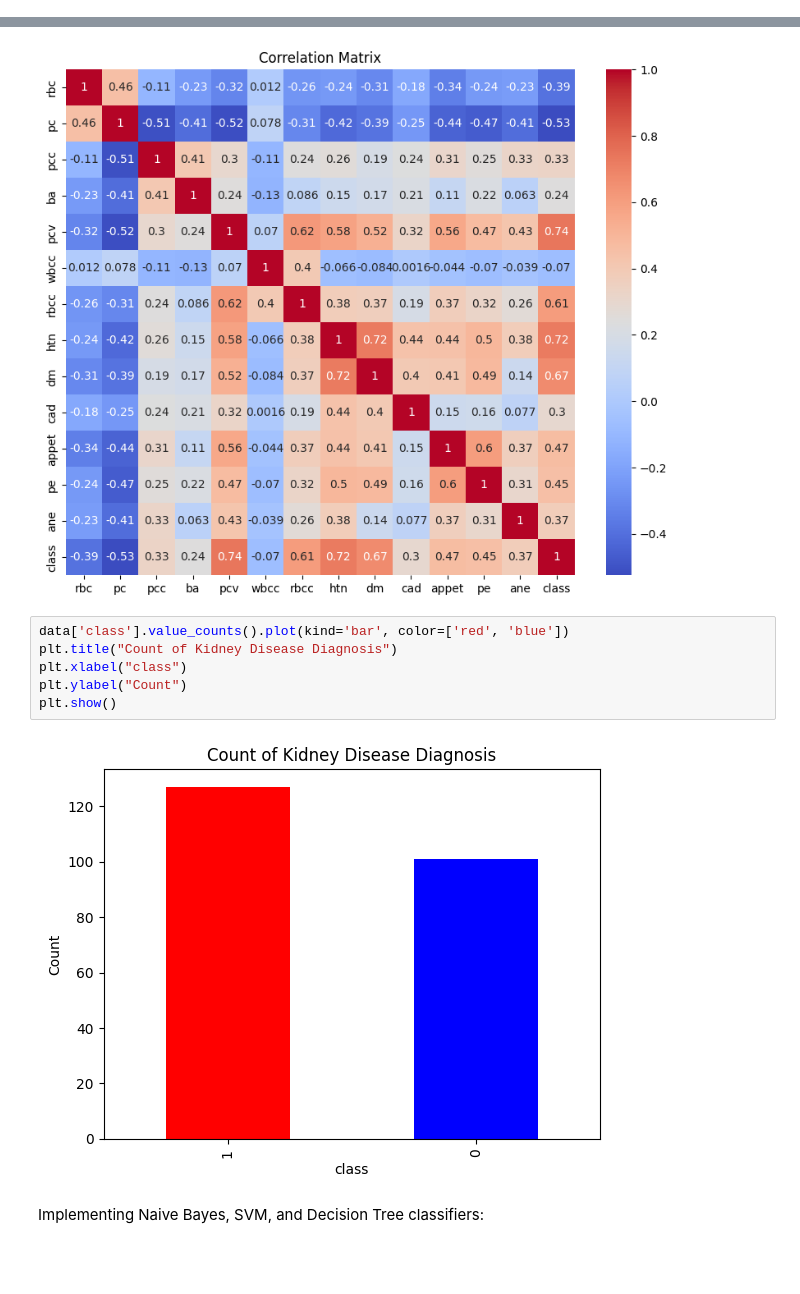
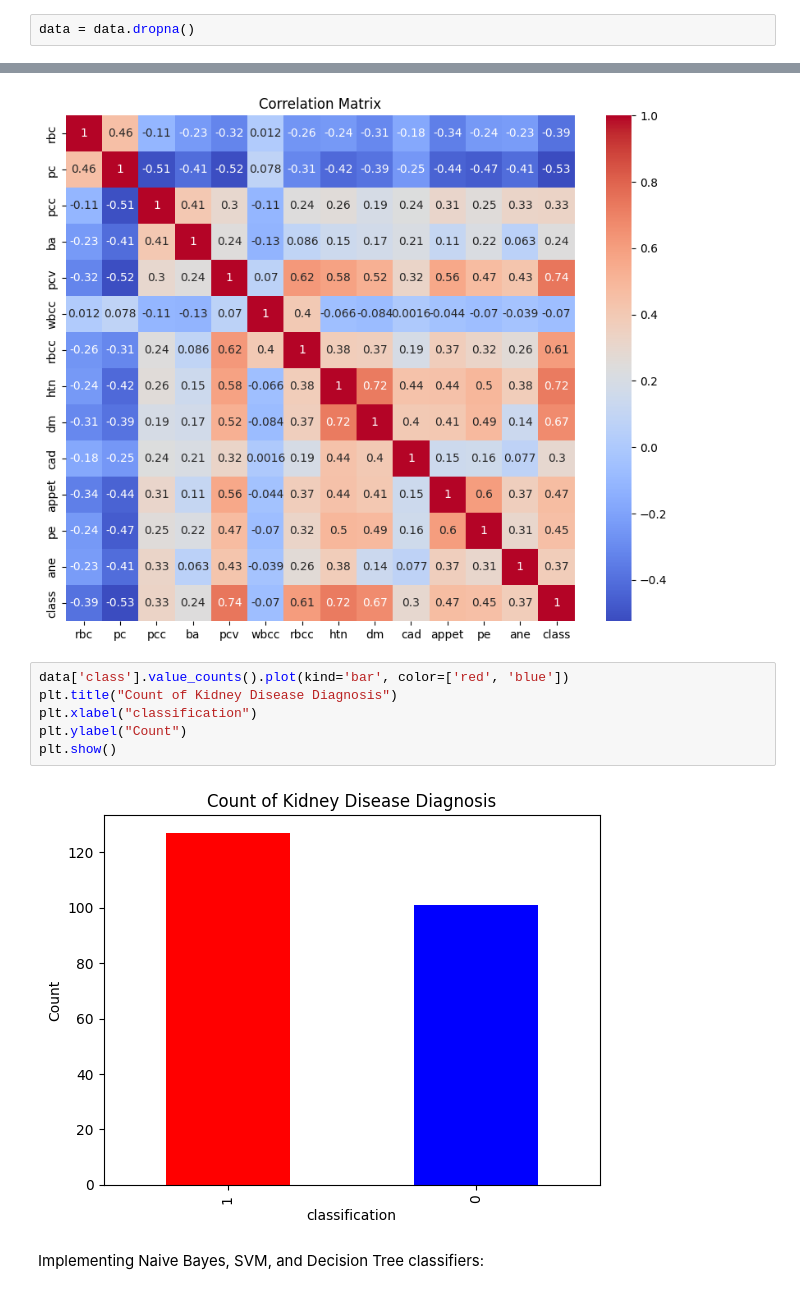
Before and after one commit to nura6199/my-dissertation, a Jupyter notebook: EnsembleHybrid.ipynb, the cells around one changed output, grey strips where cells are left out. Saved outputs shown, nothing was run; the diff lists cells and outputs as text; blank space fills up the shorter version.

```diff
--- a/EnsembleHybrid.ipynb
+++ b/EnsembleHybrid.ipynb
@@ -22,0 +65,2 @@ data = pd.read_csv('chronic_kidney_disease.csv')
+# %%
+data = data.dropna()
@@ -84,11 +215,11 @@ plt.show()
 # %%
 data['class'].value_counts().plot(kind='bar', color=['red', 'blue'])
 plt.title("Count of Kidney Disease Diagnosis")
-plt.xlabel("class")
+plt.xlabel("classification")
 plt.ylabel("Count")
 plt.show()
 # %% [output]
-[figure, old version]
+[figure, new version]
 # %% [markdown]
 Implementing Naive Bayes, SVM, and Decision Tree classifiers:
 # %%
```
Also changed, not shown: parts of 24 cells of this notebook.
